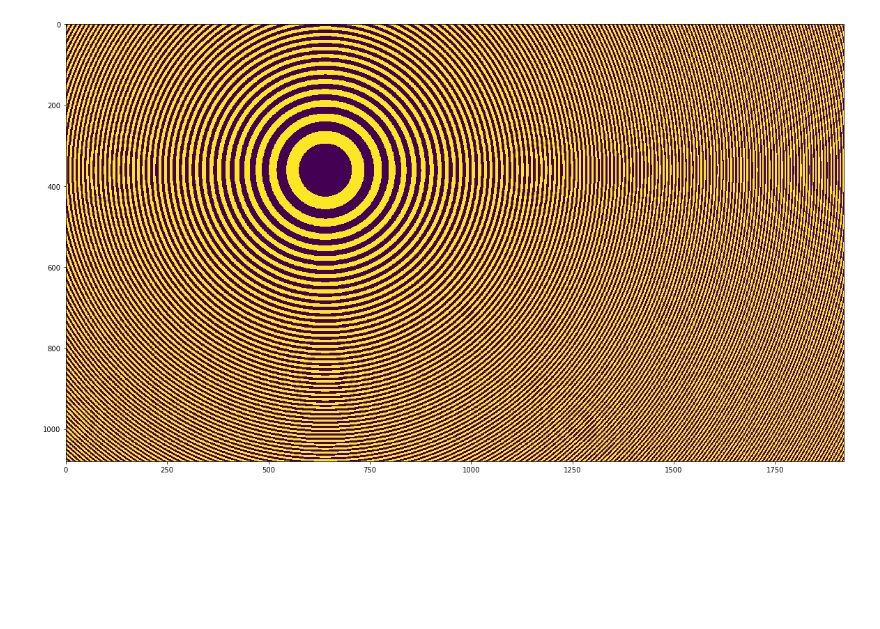
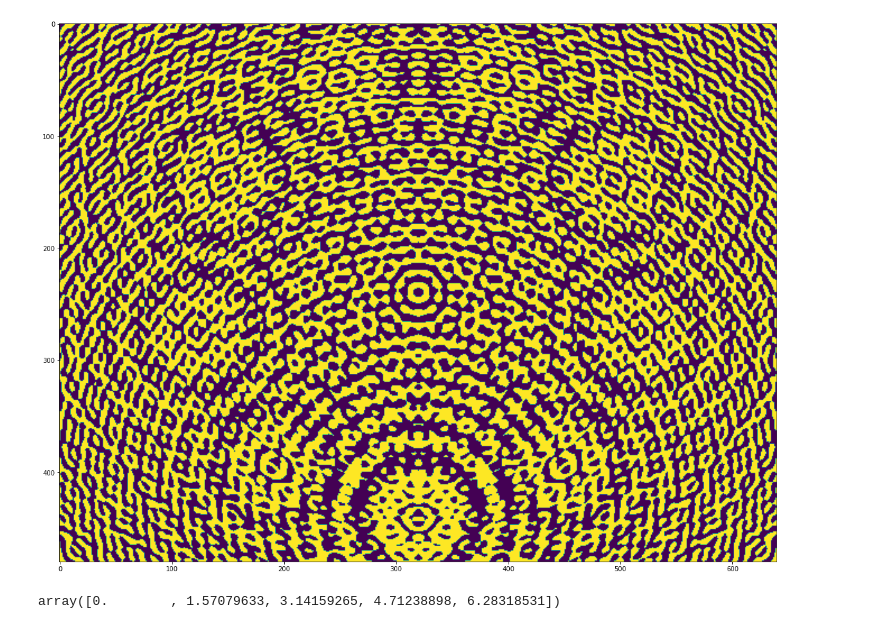
Before and after one commit to cdohl/optik, a Jupyter notebook: 8.ipynb, the cells around one changed output. Drawn from its saved outputs; the diff is of its cells as text; code cells hidden in the pictures; blank space fills up the shorter version.

```diff
--- a/8.ipynb
+++ b/8.ipynb
@@ -227,33 +227,38 @@ Unten finden Sie ein Programm, mit dem Sie ein digitales (binäres) Hologramm vo
 # %%
 %matplotlib inline
 import numpy as np
 from matplotlib import pyplot as plt
 from matplotlib import image
-nx=1920
-ny=1080
+nx=640
+ny=480
 #Points
-P=np.array([[nx/3, ny/3, -800]])
+R=200
+npts=10
+phi=np.linspace(0,2*np.pi,npts)
+za=np.linspace(-300,-100,npts)
+P=np.zeros((100,3))
+for i in range(npts):
+    P[i]=[nx/2+R*np.sin(phi[i]),ny/2+R*np.cos(phi[i]),-300]
 
-npts=len(P)
 H=np.zeros((ny,nx))
 dyv=np.zeros(npts)
 
 for j in range(ny):
 
     for i in range(npts):
         dyv[i]=(P[i][1]-j)**2
 
     for k in range(nx):
         sum=0.
         for i in range(npts):
             dx=P[i,0]-k
             sum += np.cos((dx*dx+dyv[i]+P[i,2]*P[i,2])**.5)
 
         if (sum>=0):
             H[j,k]=1.
 
 plt.figure(figsize=(20,20))
 plt.imshow(H);
 image.imsave('test.png', H, cmap='gray')
 # %% [output]
-[figure, old version]
+[figure, new version]
@@ -259,0 +267,4 @@ image.imsave('test.png', H, cmap='gray')
+# %%
+phi
+# %% [output]
+array([0.        , 1.57079633, 3.14159265, 4.71238898, 6.28318531])
```
Also changed, not shown: parts of 3 cells of this notebook, 16 other files.
